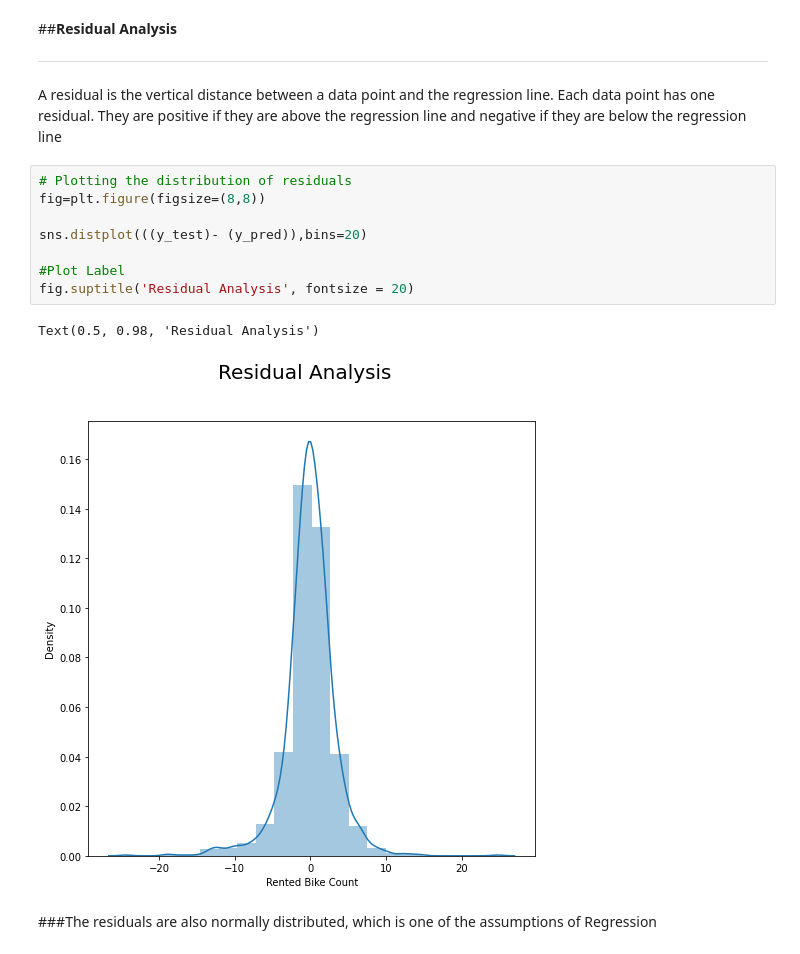
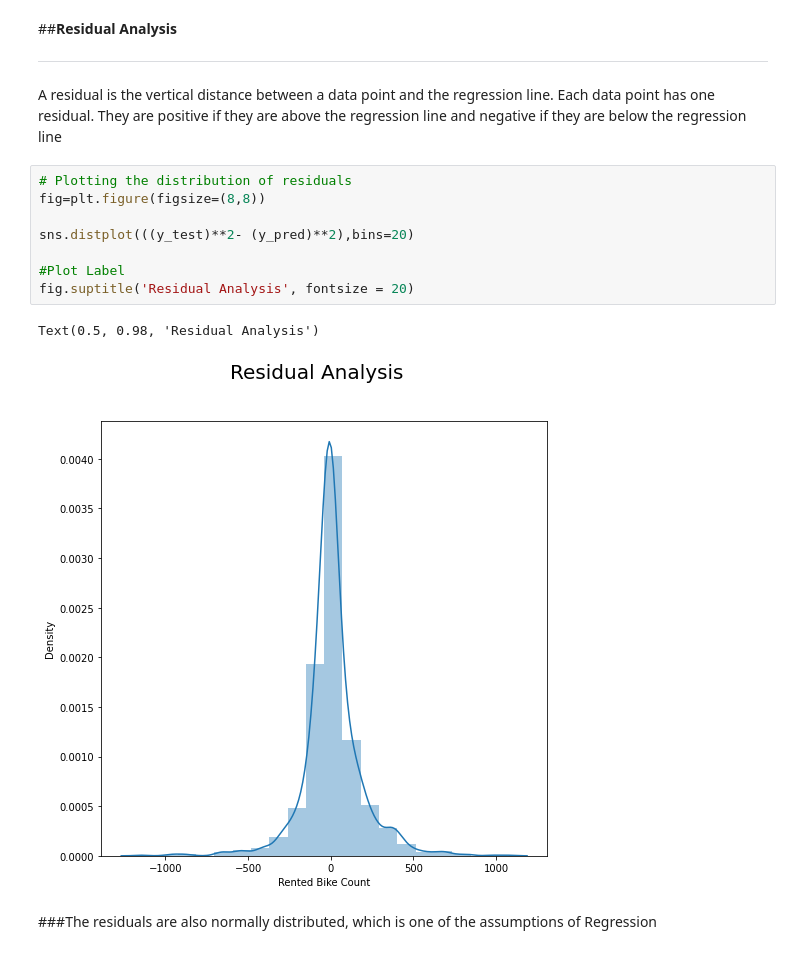
Before and after one commit to iamNirmeshGupta/Bike-Sharing-Demand-Prediction-, a Jupyter notebook: Bike_Sharing_Demand_Prediction_Capstone_Project_Nirmesh_Gupta.ipynb, the cells around one changed output. Saved outputs shown, nothing was run; the diff lists cells and outputs as text.

```diff
--- a/Bike_Sharing_Demand_Prediction_Capstone_Project_Nirmesh_Gupta.ipynb
+++ b/Bike_Sharing_Demand_Prediction_Capstone_Project_Nirmesh_Gupta.ipynb
@@ -728,14 +731,14 @@ A residual is the vertical distance between a data point and the regression line
 # %%
 # Plotting the distribution of residuals
 fig=plt.figure(figsize=(8,8))
 
-sns.distplot(((y_test)- (y_pred)),bins=20)
+sns.distplot(((y_test)**2- (y_pred)**2),bins=20)
 
 #Plot Label
 fig.suptitle('Residual Analysis', fontsize = 20)
 # %% [output]
 Text(0.5, 0.98, 'Residual Analysis')
-[figure, old version]
+[figure, new version]
 # %% [markdown]
 ###The residuals are also normally distributed, which is one of the assumptions of Regression
 # %% [markdown]
```
Also changed, not shown: parts of 17 cells of this notebook.
